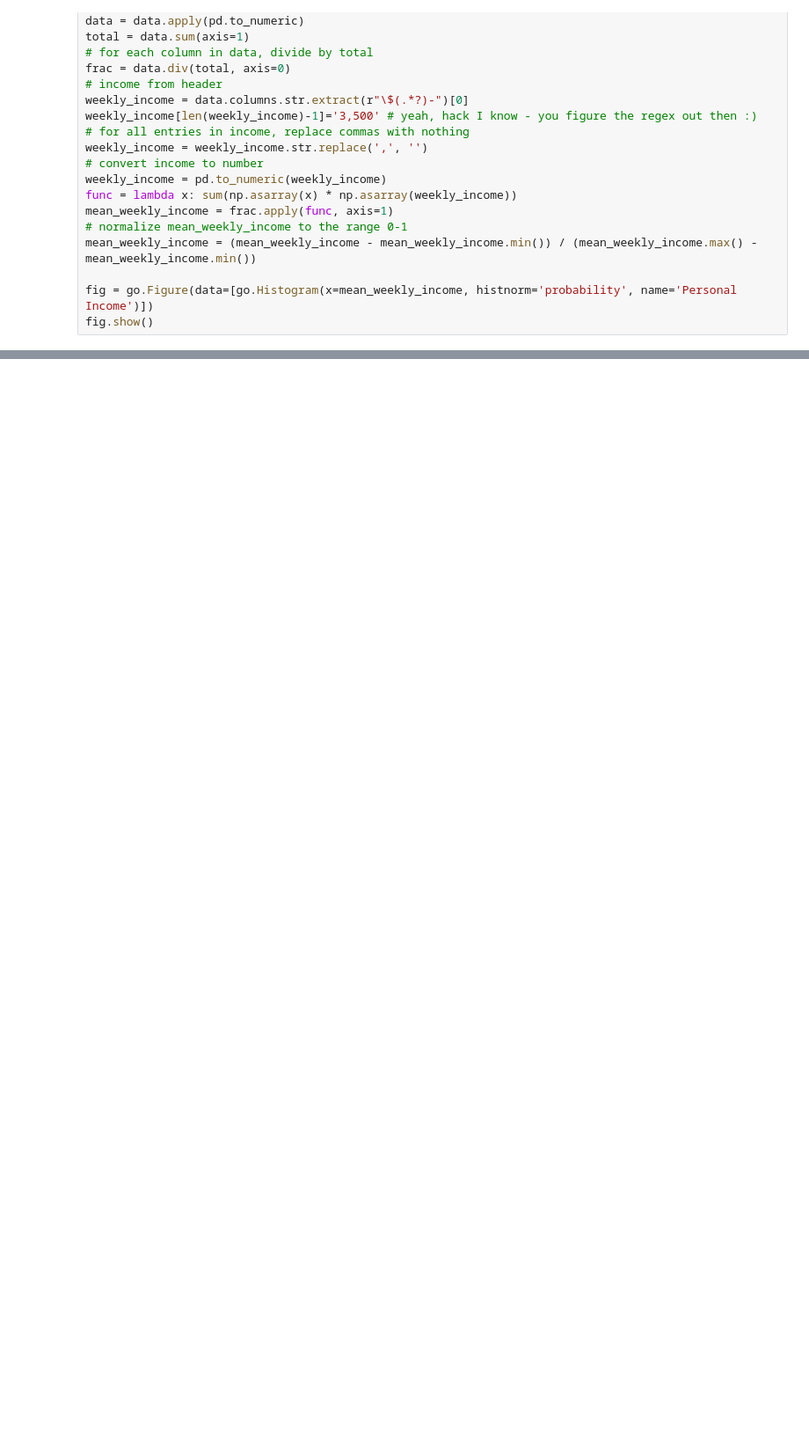
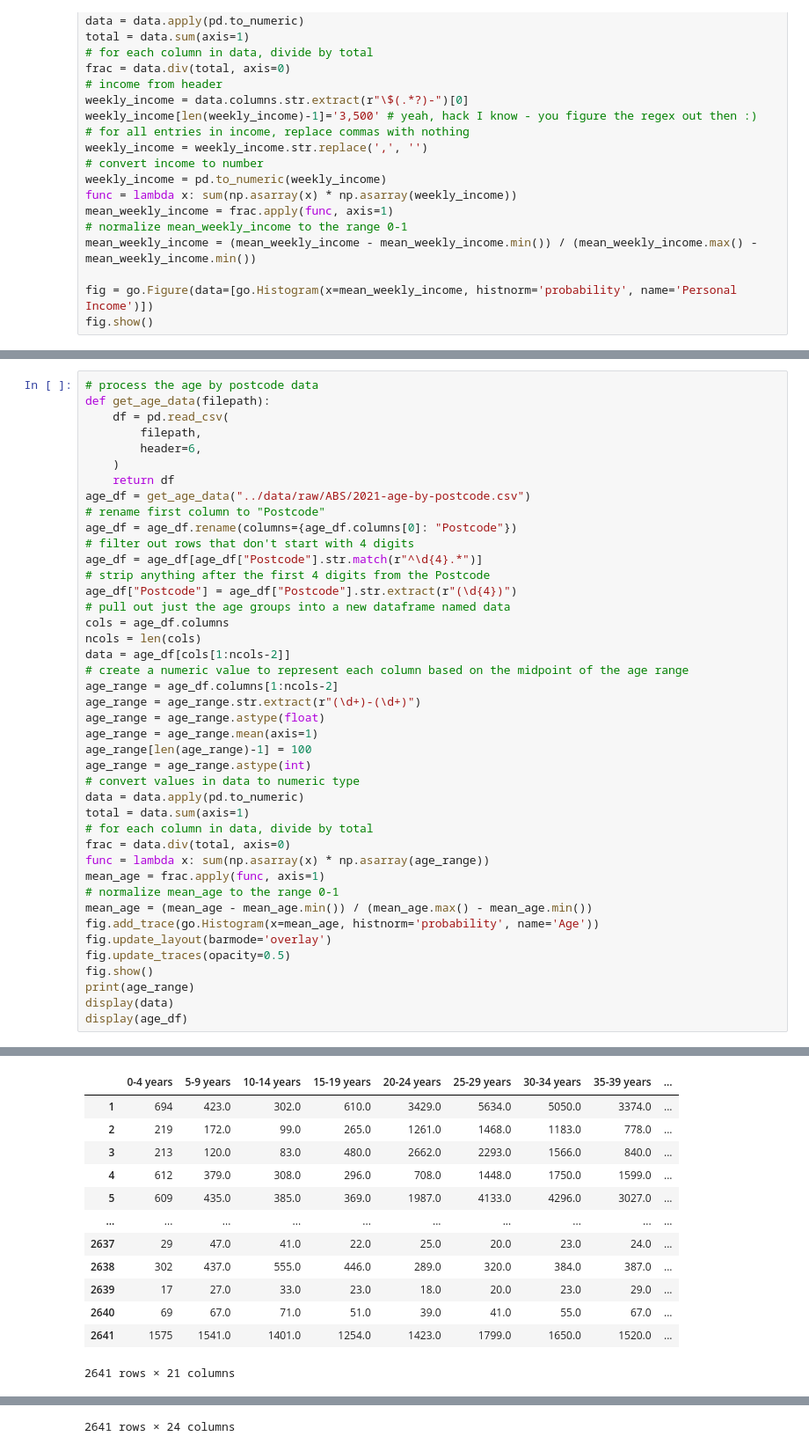
Before and after one commit to csiro-energy-systems/demand-forecasting, a Jupyter notebook: notebooks/process-demographic-score-data.ipynb, the cells around one changed output, grey strips where cells are left out. Shown at 88% size. Cells and saved outputs as stored; diff of their text form; blank space fills up the shorter version.

```diff
--- a/notebooks/process-demographic-score-data.ipynb
+++ b/notebooks/process-demographic-score-data.ipynb
@@ -116,0 +88,43 @@ fig.show()
+# %%
+# process the age by postcode data
+def get_age_data(filepath):
+    df = pd.read_csv(
+        filepath,
+        header=6,
+    )
+    return df
+age_df = get_age_data("../data/raw/ABS/2021-age-by-postcode.csv")
+# rename first column to "Postcode"
+age_df = age_df.rename(columns={age_df.columns[0]: "Postcode"})
+# filter out rows that don't start with 4 digits
+age_df = age_df[age_df["Postcode"].str.match(r"^\d{4}.*")]
+# strip anything after the first 4 digits from the Postcode
+age_df["Postcode"] = age_df["Postcode"].str.extract(r"(\d{4})")
+# pull out just the age groups into a new dataframe named data
+cols = age_df.columns
+ncols = len(cols)
+data = age_df[cols[1:ncols-2]]
+# create a numeric value to represent each column based on the midpoint of the age range
+age_range = age_df.columns[1:ncols-2]
+age_range = age_range.str.extract(r"(\d+)-(\d+)")
+age_range = age_range.astype(float)
+age_range = age_range.mean(axis=1)
+age_range[len(age_range)-1] = 100
+age_range = age_range.astype(int)
+# convert values in data to numeric type
+data = data.apply(pd.to_numeric)
+total = data.sum(axis=1)
+# for each column in data, divide by total
+frac = data.div(total, axis=0)
+func = lambda x: sum(np.asarray(x) * np.asarray(age_range))
+mean_age = frac.apply(func, axis=1)
+# normalize mean_age to the range 0-1
+mean_age = (mean_age - mean_age.min()) / (mean_age.max() - mean_age.min())
+fig.add_trace(go.Histogram(x=mean_age, histnorm='probability', name='Age'))
+fig.update_layout(barmode='overlay')
+fig.update_traces(opacity=0.5)
+fig.show()
+print(age_range)
+display(data)
+display(age_df)
+# %% [output]
@@ -116,0 +148,13 @@ fig.show()
+|  | 0-4 years | 5-9 years | 10-14 years | 15-19 years | 20-24 years | 25-29 years | 30-34 years | 35-39 years | ... |
+| 1 | 694 | 423.0 | 302.0 | 610.0 | 3429.0 | 5634.0 | 5050.0 | 3374.0 | ... |
+| 2 | 219 | 172.0 | 99.0 | 265.0 | 1261.0 | 1468.0 | 1183.0 | 778.0 | ... |
+| 3 | 213 | 120.0 | 83.0 | 480.0 | 2662.0 | 2293.0 | 1566.0 | 840.0 | ... |
+| 4 | 612 | 379.0 | 308.0 | 296.0 | 708.0 | 1448.0 | 1750.0 | 1599.0 | ... |
+| 5 | 609 | 435.0 | 385.0 | 369.0 | 1987.0 | 4133.0 | 4296.0 | 3027.0 | ... |
+| ... | ... | ... | ... | ... | ... | ... | ... | ... | ... |
+| 2637 | 29 | 47.0 | 41.0 | 22.0 | 25.0 | 20.0 | 23.0 | 24.0 | ... |
+| 2638 | 302 | 437.0 | 555.0 | 446.0 | 289.0 | 320.0 | 384.0 | 387.0 | ... |
+| 2639 | 17 | 27.0 | 33.0 | 23.0 | 18.0 | 20.0 | 23.0 | 29.0 | ... |
+| 2640 | 69 | 67.0 | 71.0 | 51.0 | 39.0 | 41.0 | 55.0 | 67.0 | ... |
+| 2641 | 1575 | 1541.0 | 1401.0 | 1254.0 | 1423.0 | 1799.0 | 1650.0 | 1520.0 | ... |
+2641 rows × 21 columns
@@ -116,0 +173 @@ fig.show()
+2641 rows × 24 columns
```
Also changed, not shown: parts of 2 cells of this notebook.
